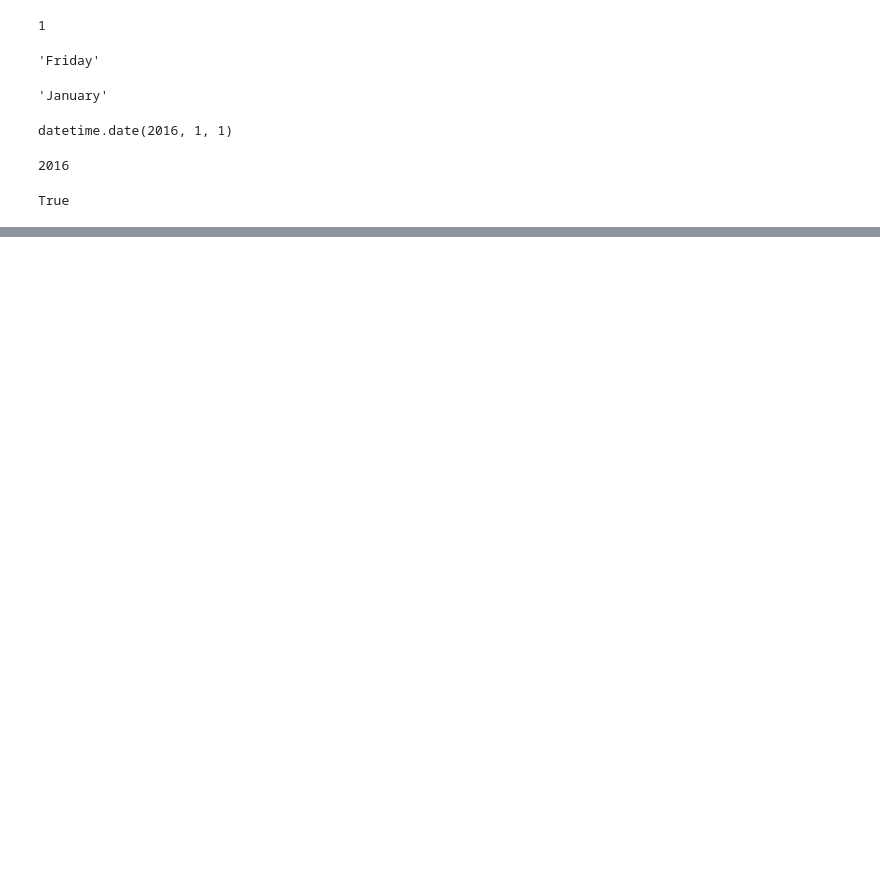
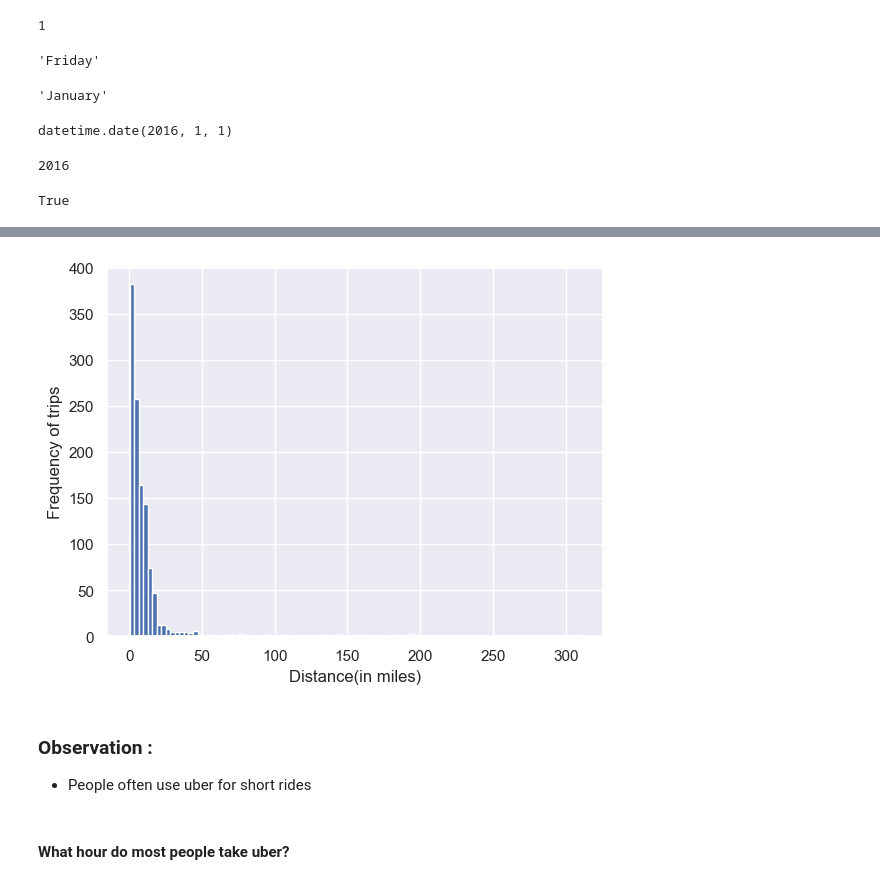
Before and after one commit to HemaGarima/Machine-Learning, a Jupyter notebook: Uber_data_analysis.ipynb, the cells around one changed output, grey strips where cells are left out. Saved outputs shown, nothing was run; the diff lists cells and outputs as text; code cells hidden in the pictures; blank space fills up the shorter version.

```diff
--- a/Uber_data_analysis.ipynb
+++ b/Uber_data_analysis.ipynb
@@ -374,0 +452,12 @@ True
+# %%
+plt.hist(data['MILES'],bins=100)
+plt.xlabel("Distance(in miles)")
+plt.ylabel("Frequency of trips")
+plt.show()
+# %% [output]
+[figure, added]
+# %% [markdown]
+### Observation :
+- People often use uber for short rides
+# %% [markdown]
+#### What hour do most people take uber?
```
Also changed, not shown: parts of 38 cells of this notebook, 1 other file.
